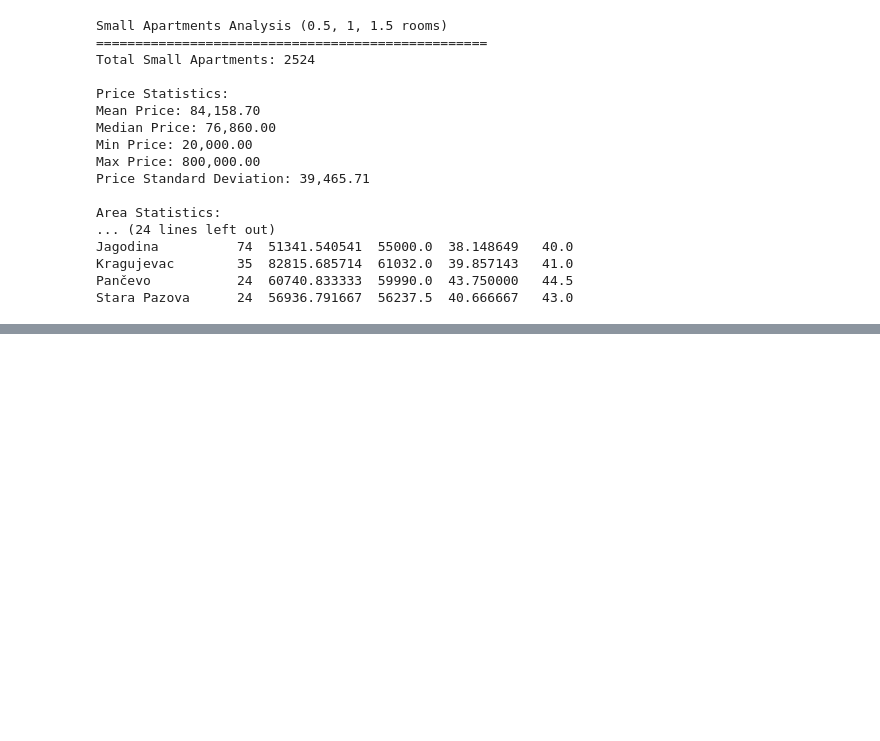
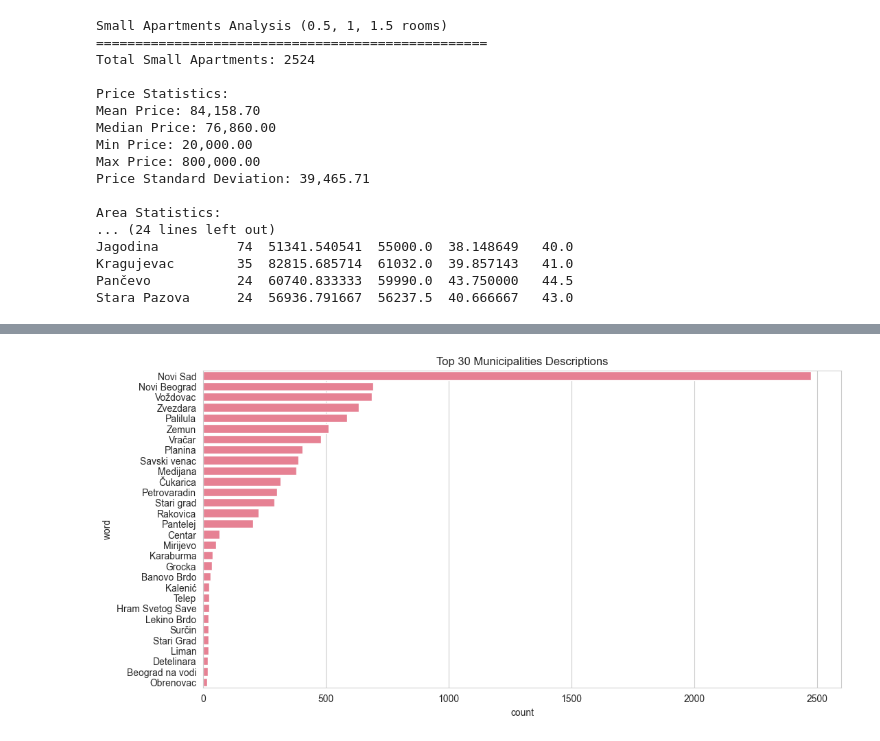
Before and after one commit to jovanovic-djo/real-estate-data-hub, a Jupyter notebook: notebooks/exploratory_data_analysis.ipynb, the cells around one changed output, grey strips where cells are left out. Cells and saved outputs as stored; diff of their text form; code cells hidden in the pictures; blank space fills up the shorter version.

Commit message:
add municipality and borough visualizations

```diff
--- a/notebooks/exploratory_data_analysis.ipynb
+++ b/notebooks/exploratory_data_analysis.ipynb
@@ -432,0 +433,19 @@ plt.show()
+# %%
+municipality_words = df['municipality'].astype(str)
+word_freq = Counter(municipality_words)
+
+common_words = {',', 'beograd', 'lokacija', 'gradska', 'sad', '-', 'Gradska lokacija', 'Gradske lokacije', 'Okolno mesto'}
+word_freq = {k: v for k, v in word_freq.items()
+    if k not in common_words and not k.isdigit()}
+
+words = pd.DataFrame(list(word_freq.items()), columns=['word', 'count'])
+words = words.sort_values('count', ascending=False).head(30)
+
+plt.figure(figsize=(12, 6))
+sns.barplot(data=words, x='count', y='word')
+plt.title('Top 30 Municipalities Descriptions')
+output = "common municipality chart"
+plt.savefig(graph_directory + output)
+plt.show()
+# %% [output]
+[figure, added]
```
Also changed, not shown: parts of 3 cells of this notebook, 5 other files.
